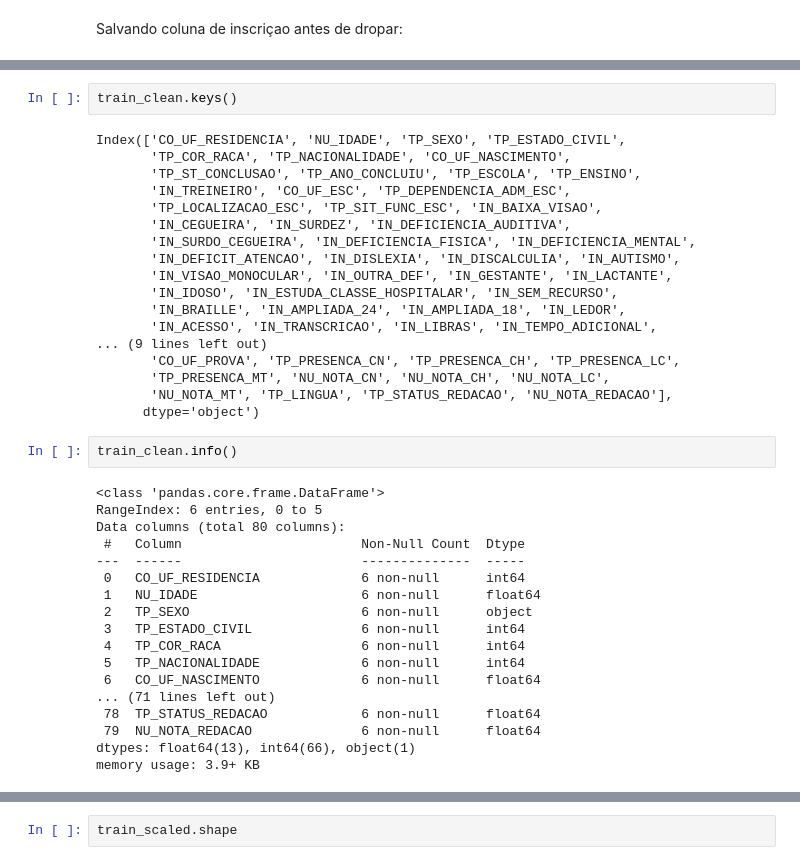
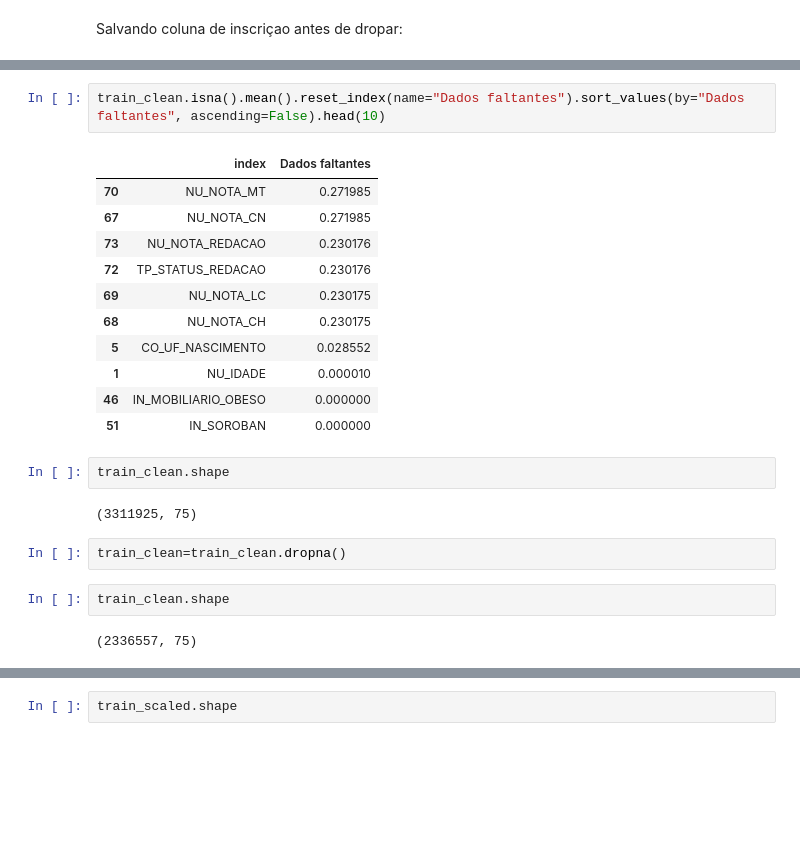
Before and after one commit to modestto/Kaggle-ML---ENEM, a Jupyter notebook: ML_ENEM.ipynb, the cells around one changed output, grey strips where cells are left out. Drawn from its saved outputs; the diff is of its cells as text; blank space fills up the shorter version.

```diff
--- a/ML_ENEM.ipynb
+++ b/ML_ENEM.ipynb
@@ -59,40 +179,24 @@ train_clean = train.drop(columns=['NU_INSCRICAO', 'CO_MUNICIPIO_RESIDENCIA', 'NO
+# %%
+train_clean.isna().mean().reset_index(name="Dados faltantes").sort_values(by="Dados faltantes", ascending=False).head(10)
+# %% [output]
+|  | index | Dados faltantes |
+| 70 | NU_NOTA_MT | 0.271985 |
+| 67 | NU_NOTA_CN | 0.271985 |
+| 73 | NU_NOTA_REDACAO | 0.230176 |
+| 72 | TP_STATUS_REDACAO | 0.230176 |
+| 69 | NU_NOTA_LC | 0.230175 |
+| 68 | NU_NOTA_CH | 0.230175 |
+| 5 | CO_UF_NASCIMENTO | 0.028552 |
+| 1 | NU_IDADE | 0.000010 |
+| 46 | IN_MOBILIARIO_OBESO | 0.000000 |
+| 51 | IN_SOROBAN | 0.000000 |
 # %%
-train_clean.keys()
+train_clean.shape
 # %% [output]
-Index(['CO_UF_RESIDENCIA', 'NU_IDADE', 'TP_SEXO', 'TP_ESTADO_CIVIL',
-       'TP_COR_RACA', 'TP_NACIONALIDADE', 'CO_UF_NASCIMENTO',
-       'TP_ST_CONCLUSAO', 'TP_ANO_CONCLUIU', 'TP_ESCOLA', 'TP_ENSINO',
-       'IN_TREINEIRO', 'CO_UF_ESC', 'TP_DEPENDENCIA_ADM_ESC',
-       'TP_LOCALIZACAO_ESC', 'TP_SIT_FUNC_ESC', 'IN_BAIXA_VISAO',
-       'IN_CEGUEIRA', 'IN_SURDEZ', 'IN_DEFICIENCIA_AUDITIVA',
-       'IN_SURDO_CEGUEIRA', 'IN_DEFICIENCIA_FISICA', 'IN_DEFICIENCIA_MENTAL',
-       'IN_DEFICIT_ATENCAO', 'IN_DISLEXIA', 'IN_DISCALCULIA', 'IN_AUTISMO',
-       'IN_VISAO_MONOCULAR', 'IN_OUTRA_DEF', 'IN_GESTANTE', 'IN_LACTANTE',
-       'IN_IDOSO', 'IN_ESTUDA_CLASSE_HOSPITALAR', 'IN_SEM_RECURSO',
-       'IN_BRAILLE', 'IN_AMPLIADA_24', 'IN_AMPLIADA_18', 'IN_LEDOR',
-       'IN_ACESSO', 'IN_TRANSCRICAO', 'IN_LIBRAS', 'IN_TEMPO_ADICIONAL',
-... (9 lines left out)
-       'CO_UF_PROVA', 'TP_PRESENCA_CN', 'TP_PRESENCA_CH', 'TP_PRESENCA_LC',
-       'TP_PRESENCA_MT', 'NU_NOTA_CN', 'NU_NOTA_CH', 'NU_NOTA_LC',
-       'NU_NOTA_MT', 'TP_LINGUA', 'TP_STATUS_REDACAO', 'NU_NOTA_REDACAO'],
-      dtype='object')
+(3311925, 75)
+# %%
+train_clean=train_clean.dropna()
 # %%
-train_clean.info()
+train_clean.shape
 # %% [output]
-<class 'pandas.core.frame.DataFrame'>
-RangeIndex: 6 entries, 0 to 5
-Data columns (total 80 columns):
- #   Column                       Non-Null Count  Dtype
----  ------                       --------------  -----
- 0   CO_UF_RESIDENCIA             6 non-null      int64
- 1   NU_IDADE                     6 non-null      float64
- 2   TP_SEXO                      6 non-null      object
- 3   TP_ESTADO_CIVIL              6 non-null      int64
- 4   TP_COR_RACA                  6 non-null      int64
- 5   TP_NACIONALIDADE             6 non-null      int64
- 6   CO_UF_NASCIMENTO             6 non-null      float64
-... (71 lines left out)
- 78  TP_STATUS_REDACAO            6 non-null      float64
- 79  NU_NOTA_REDACAO              6 non-null      float64
-dtypes: float64(13), int64(66), object(1)
-memory usage: 3.9+ KB
+(2336557, 75)
```
Also changed, not shown: parts of 42 cells of this notebook.
